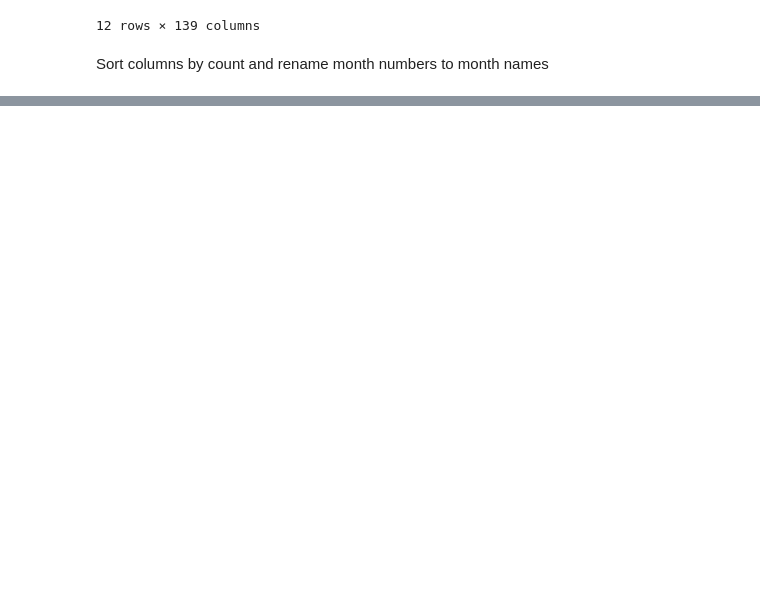
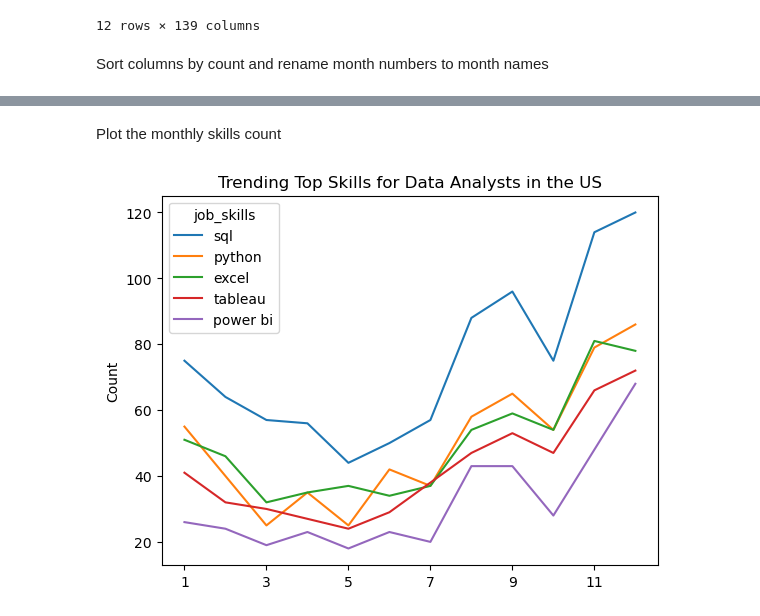
Before and after one commit to Prashant0594/python_data_projects, a Jupyter notebook: PROJECTS/2_skills_trend.ipynb, the cells around one changed output, grey strips where cells are left out. Drawn from its saved outputs; the diff is of its cells as text; code cells hidden in the pictures; blank space fills up the shorter version.

```diff
--- a/PROJECTS/2_skills_trend.ipynb
+++ b/PROJECTS/2_skills_trend.ipynb
@@ -59,5 +59,7 @@ Sort columns by count and rename month numbers to month names
 # sorts by count
 df_DA_ind_pivot.loc['Total'] = df_DA_ind_pivot.sum()
 # %%
-df_DA_ind_pivot.loc['Total'].sort_values(ascending=False)
+df_DA_ind_pivot=df_DA_ind_pivot[df_DA_ind_pivot.loc['Total'].sort_values(ascending=False).index]
+df_DA_ind_pivot.drop('Total', inplace=True)
+df_DA_ind_pivot
 # %% [output]
@@ -76,0 +85,11 @@ Name: Total, Length: 139, dtype: int64
+# %% [markdown]
+Plot the monthly skills count
+# %%
+df_DA_ind_pivot.iloc[:, :5].plot(kind='line')
+
+plt.title('Trending Top Skills for Data Analysts in the US')
+plt.ylabel('Count')
+plt.xlabel('')
+plt.show()
+# %% [output]
+[figure, added]
```
Also changed, not shown: parts of 1 cell of this notebook.
